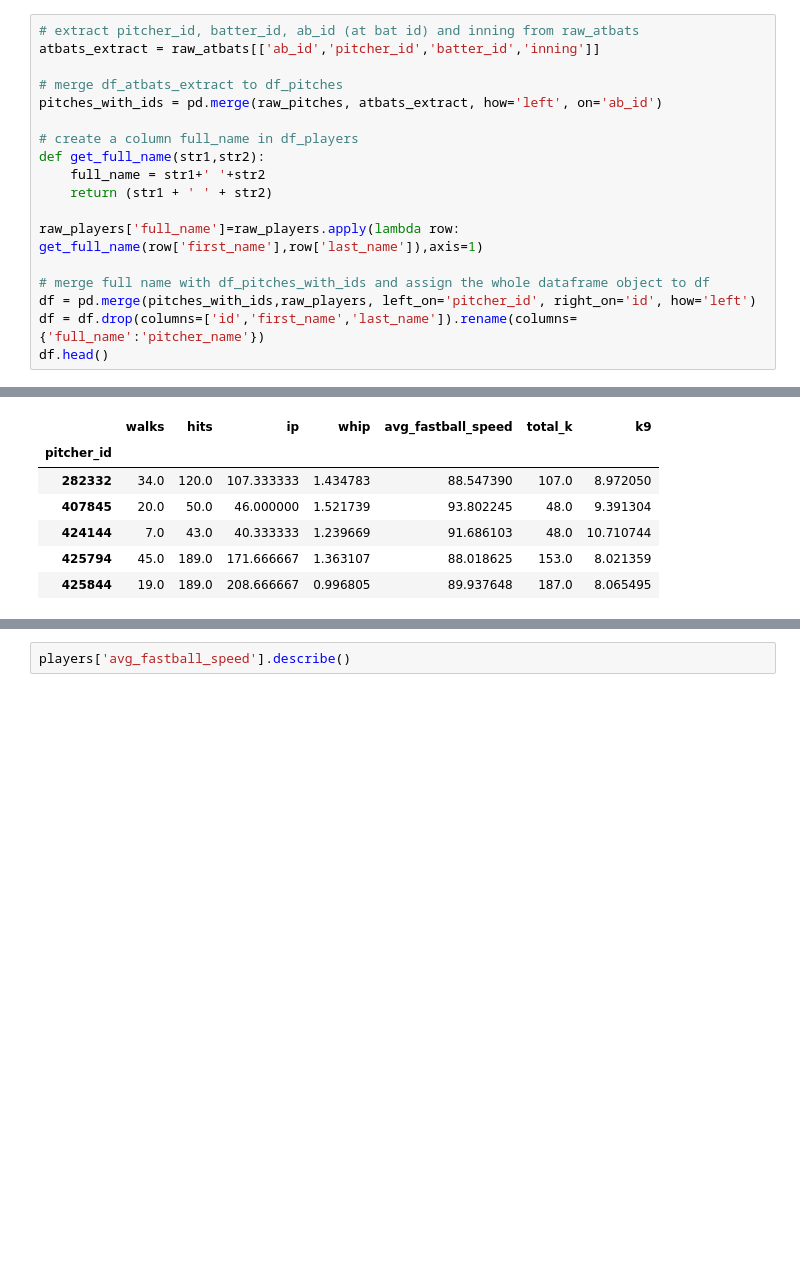
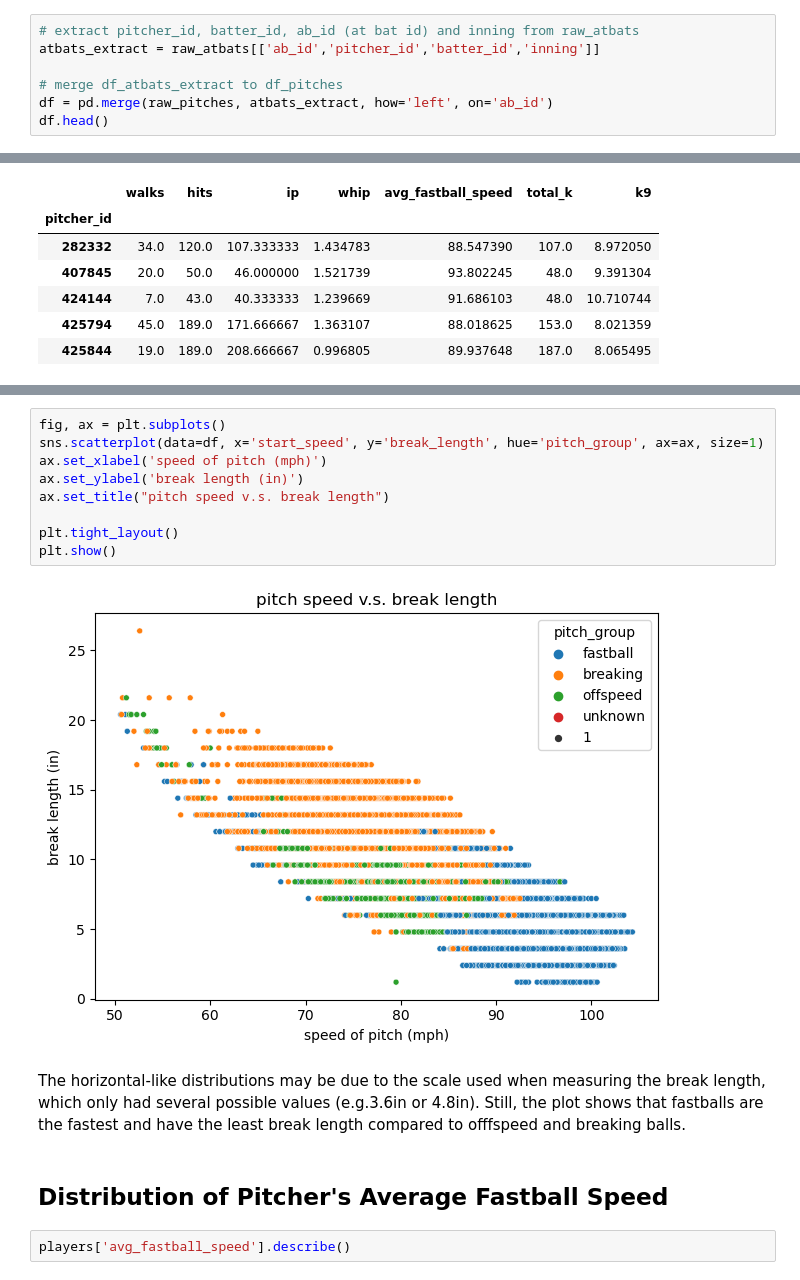
Before and after one commit to Stevey8/Fastball-vs-Pitcher-Performance, a Jupyter notebook: mlb_pitcher_2019.ipynb, the cells around one changed output, grey strips where cells are left out. Cells and saved outputs as stored; diff of their text form; blank space fills up the shorter version.

Commit message:
now we have 2 eda plots

```diff
--- a/mlb_pitcher_2019.ipynb
+++ b/mlb_pitcher_2019.ipynb
@@ -54,18 +53,7 @@ Among the four datasets, the major foucs will be `raw_pitches`. This dataset rec
 atbats_extract = raw_atbats[['ab_id','pitcher_id','batter_id','inning']]
 
 # merge df_atbats_extract to df_pitches
-pitches_with_ids = pd.merge(raw_pitches, atbats_extract, how='left', on='ab_id')
-
-# create a column full_name in df_players
-def get_full_name(str1,str2):
-    full_name = str1+' '+str2
-    return (str1 + ' ' + str2)
-
-raw_players['full_name']=raw_players.apply(lambda row: get_full_name(row['first_name'],row['last_name']),axis=1)
-
-# merge full name with df_pitches_with_ids and assign the whole dataframe object to df
-df = pd.merge(pitches_with_ids,raw_players, left_on='pitcher_id', right_on='id', how='left')
-df = df.drop(columns=['id','first_name','last_name']).rename(columns={'full_name':'pitcher_name'})
+df = pd.merge(raw_pitches, atbats_extract, how='left', on='ab_id')
 df.head()
 # %% [output]
 |  | px | pz | start_speed | end_speed | spin_rate | spin_dir | break_angle | break_length | break_y | ... |
@@ -266,3 +233,18 @@ Below is a histogram of pitchers' average fastball speed throughout the season.
+# %%
+fig, ax = plt.subplots()
+sns.scatterplot(data=df, x='start_speed', y='break_length', hue='pitch_group', ax=ax, size=1)
+ax.set_xlabel('speed of pitch (mph)')
+ax.set_ylabel('break length (in)')
+ax.set_title("pitch speed v.s. break length")
+
+plt.tight_layout()
+plt.show()
+# %% [output]
+[figure, added]
+# %% [markdown]
+The horizontal-like distributions may be due to the scale used when measuring the break length, which only had several possible values (e.g.3.6in or 4.8in). Still, the plot shows that fastballs are the fastest and have the least break length compared to offfspeed and breaking balls.
+# %% [markdown]
+## Distribution of Pitcher's Average Fastball Speed
 # %%
 players['avg_fastball_speed'].describe()
 # %% [output]
```
Also changed, not shown: parts of 18 cells of this notebook, 2 other files.
